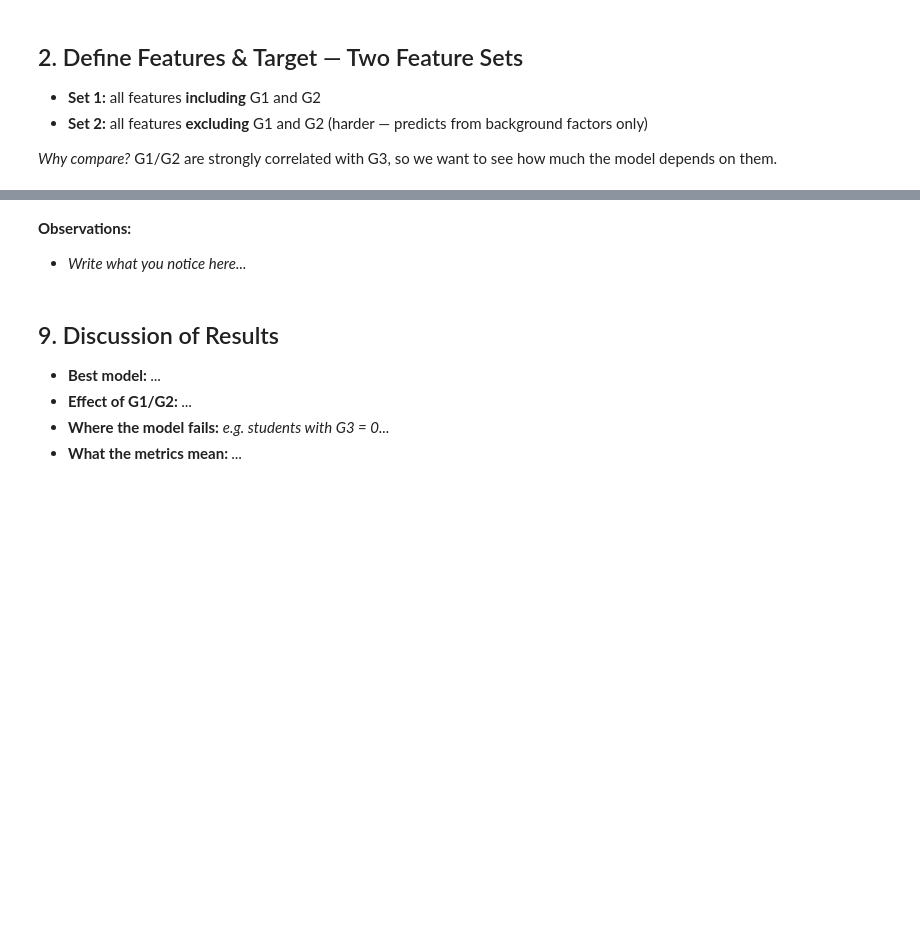
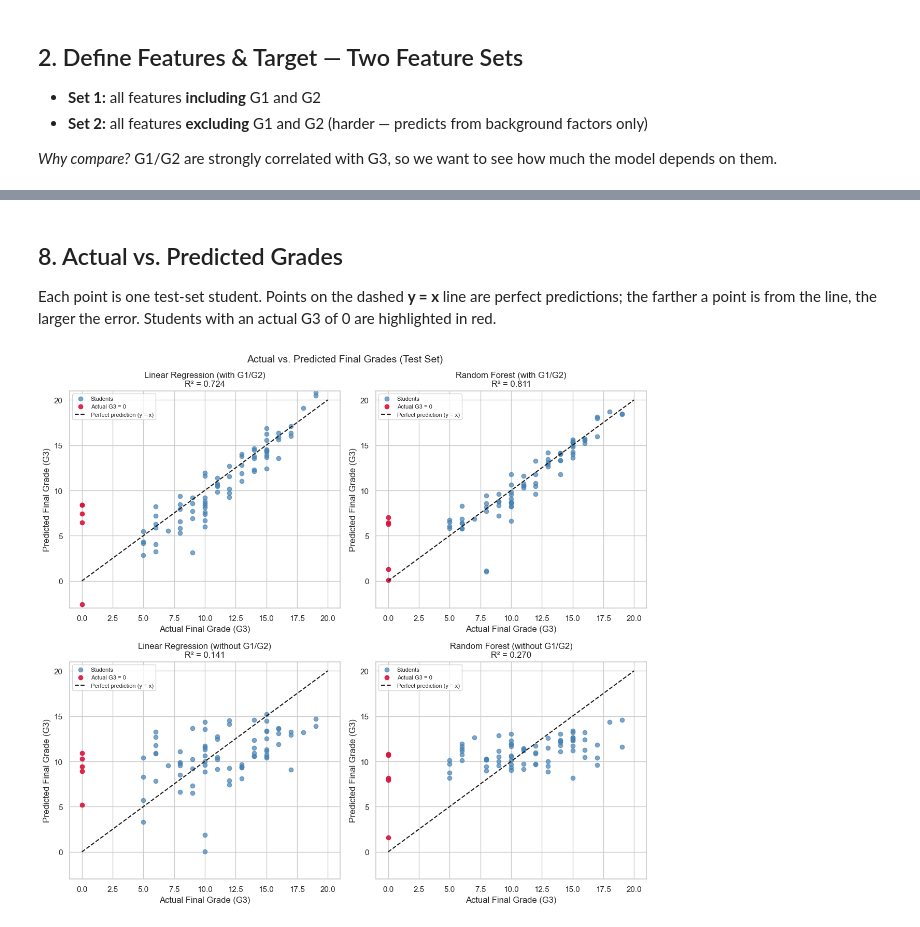
Before and after one commit to bidhankhadka11/student-performance, a Jupyter notebook: B_modeling_evaluation.ipynb, the cells around one changed output, grey strips where cells are left out. Cells and saved outputs as stored; diff of their text form; code cells hidden in the pictures; blank space fills up the shorter version.

```diff
--- a/B_modeling_evaluation.ipynb
+++ b/B_modeling_evaluation.ipynb
@@ -54,4 +108,6 @@ _Why compare?_ G1/G2 are strongly correlated with G3, so we want to see how much
 # %%
 # Linear Regression — without G1/G2
+lr_wo = LinearRegression().fit(X_train_wo_s, y_train)
+pred_lr_wo = lr_wo.predict(X_test_wo_s)
 # %% [markdown]
 ## 5. Model 2 — Random Forest
@@ -93,11 +219,30 @@ _Why compare?_ G1/G2 are strongly correlated with G3, so we want to see how much
 # %% [markdown]
-**Observations:**
-
-- _Write what you notice here..._
+## 8. Actual vs. Predicted Grades
+Each point is one test-set student. Points on the dashed **y = x** line are perfect predictions; the farther a point is
+from the line, the larger the error. Students with an actual G3 of 0 are highlighted in red.
-# %% [markdown]
-## 9. Discussion of Results
-- **Best model:** _..._
-- **Effect of G1/G2:** _..._
-- **Where the model fails:** _e.g. students with G3 = 0..._
-- **What the metrics mean:** _..._
+# %%
+# Actual vs. Predicted: one panel per model/feature-set combination
+preds = [("Linear Regression", "with G1/G2", pred_lr_w),
+         ("Random Forest", "with G1/G2", pred_rf_w),
+         ("Linear Regression", "without G1/G2", pred_lr_wo),
+         ("Random Forest", "without G1/G2", pred_rf_wo)]
+
+fig, axes = plt.subplots(2, 2, figsize=(12, 11))
+zero = (y_test == 0).values  # students whose actual final grade is 0
+
+for ax, (name, feats, pred) in zip(axes.ravel(), preds):
+    ax.scatter(y_test[~zero], pred[~zero], alpha=0.7, color="steelblue", label="Students")
+    ax.scatter(y_test[zero], pred[zero], alpha=0.9, color="crimson", label="Actual G3 = 0")
+    ax.plot([0, 20], [0, 20], "k--", label="Perfect prediction (y = x)")
+    ax.set_xlim(-1, 21); ax.set_ylim(-3, 21)
+    ax.set_title(f"{name} ({feats})\nR² = {r2_score(y_test, pred):.3f}")
+    ax.set_xlabel("Actual Final Grade (G3)")
+    ax.set_ylabel("Predicted Final Grade (G3)")
+    ax.legend(loc="upper left", fontsize=8)
+
+plt.suptitle("Actual vs. Predicted Final Grades (Test Set)", fontsize=14)
+plt.tight_layout()
+plt.show()
+# %% [output]
+[figure, added]
 # %% [markdown]
```
Also changed, not shown: parts of 29 cells of this notebook, 4 other files.
